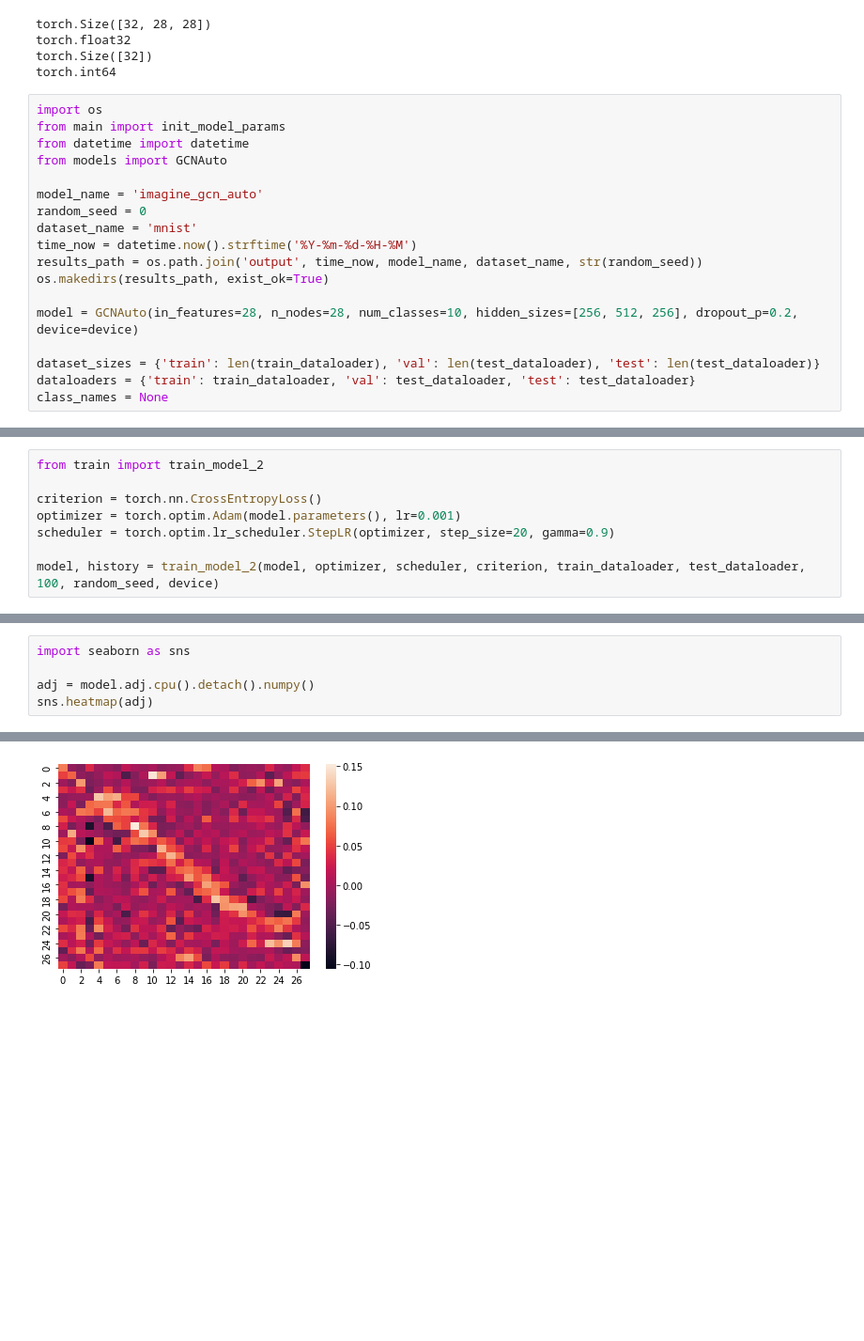
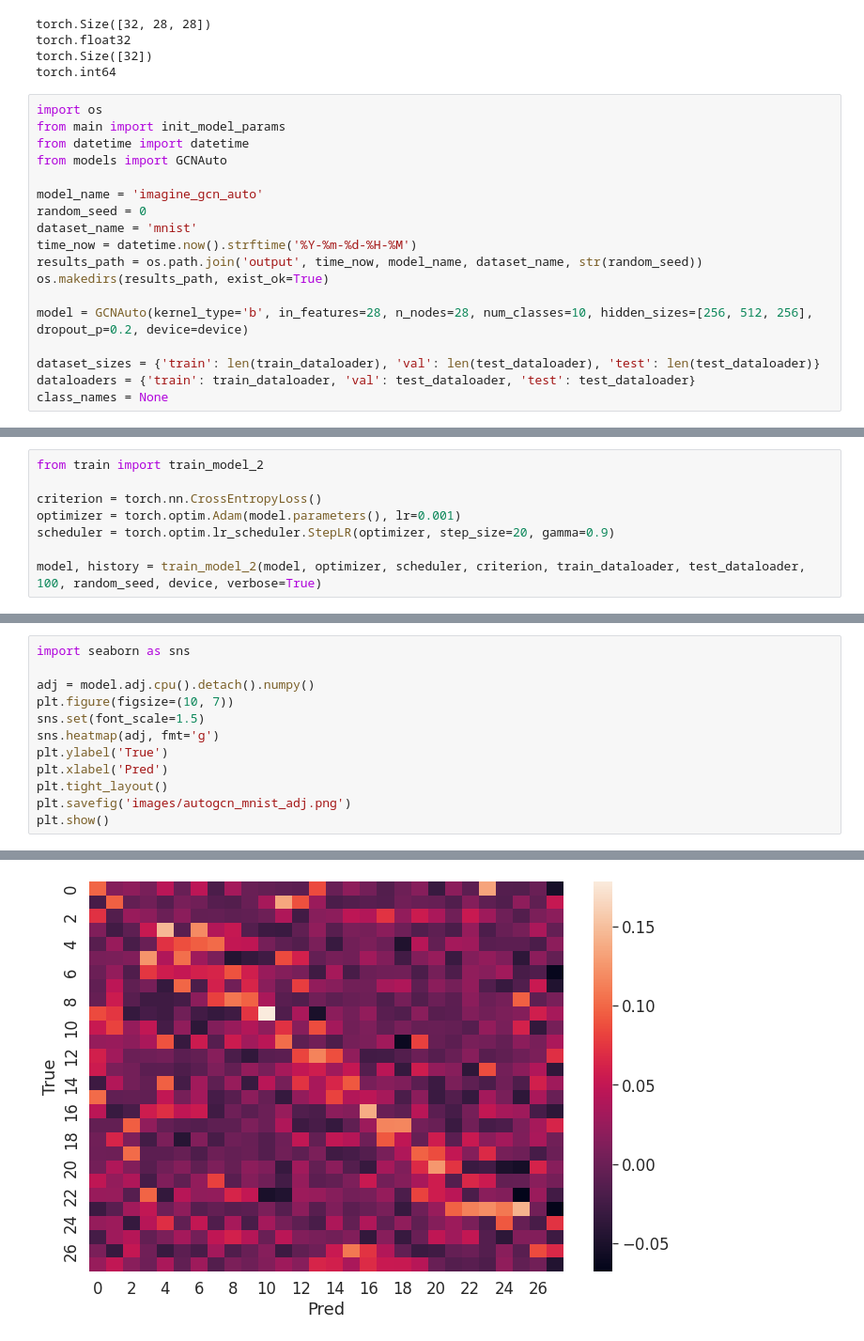
Before and after one commit to amar-enkhbat/thesis-2022, a Jupyter notebook: train_on_mnist.ipynb, the cells around one changed output, grey strips where cells are left out. Shown at 94% size. Saved outputs shown, nothing was run; the diff lists cells and outputs as text; blank space fills up the shorter version.

```diff
--- a/train_on_mnist.ipynb
+++ b/train_on_mnist.ipynb
@@ -71,7 +71,7 @@ time_now = datetime.now().strftime('%Y-%m-%d-%H-%M')
 results_path = os.path.join('output', time_now, model_name, dataset_name, str(random_seed))
 os.makedirs(results_path, exist_ok=True)
 
-model = GCNAuto(in_features=28, n_nodes=28, num_classes=10, hidden_sizes=[256, 512, 256], dropout_p=0.2, device=device)
+model = GCNAuto(kernel_type='b', in_features=28, n_nodes=28, num_classes=10, hidden_sizes=[256, 512, 256], dropout_p=0.2, device=device)
 
 dataset_sizes = {'train': len(train_dataloader), 'val': len(test_dataloader), 'test': len(test_dataloader)}
 dataloaders = {'train': train_dataloader, 'val': test_dataloader, 'test': test_dataloader}
@@ -87,7 +87,7 @@ criterion = torch.nn.CrossEntropyLoss()
 optimizer = torch.optim.Adam(model.parameters(), lr=0.001)
 scheduler = torch.optim.lr_scheduler.StepLR(optimizer, step_size=20, gamma=0.9)
 
-model, history = train_model_2(model, optimizer, scheduler, criterion, train_dataloader, test_dataloader, 100, random_seed, device)
+model, history = train_model_2(model, optimizer, scheduler, criterion, train_dataloader, test_dataloader, 100, random_seed, device, verbose=True)
 # %% [output]
 train() called: model=GCNAuto, opt=Adam(lr=0.001000), epochs=100, device=cuda
 
@@ -109,5 +110,12 @@ Time per epoch:  6.90 sec
 import seaborn as sns
 
 adj = model.adj.cpu().detach().numpy()
-sns.heatmap(adj)
+plt.figure(figsize=(10, 7))
+sns.set(font_scale=1.5)
+sns.heatmap(adj, fmt='g')
+plt.ylabel('True')
+plt.xlabel('Pred')
+plt.tight_layout()
+plt.savefig('images/autogcn_mnist_adj.png')
+plt.show()
 # %% [output]
@@ -115,4 +122,4 @@ sns.heatmap(adj)
-[figure, old version]
+[figure, new version]
 # %%
 def adj2edgelist(adj):
     edge_list = []
```
Also changed, not shown: parts of 5 cells of this notebook, 7 other files.
